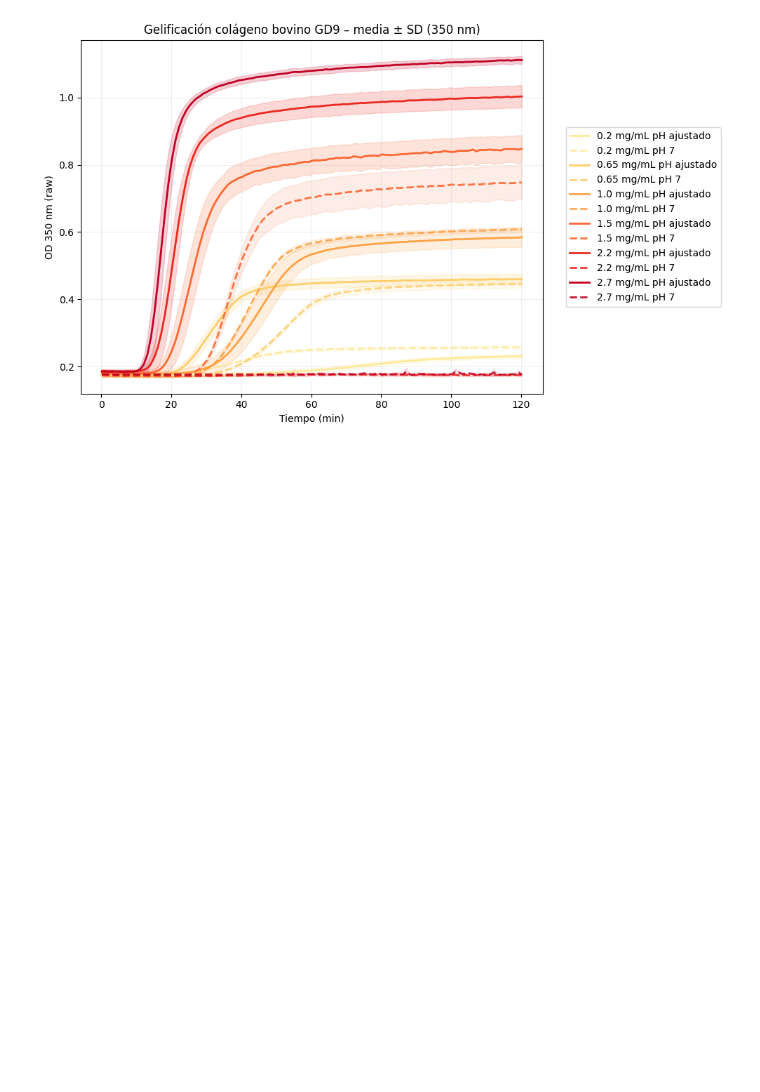
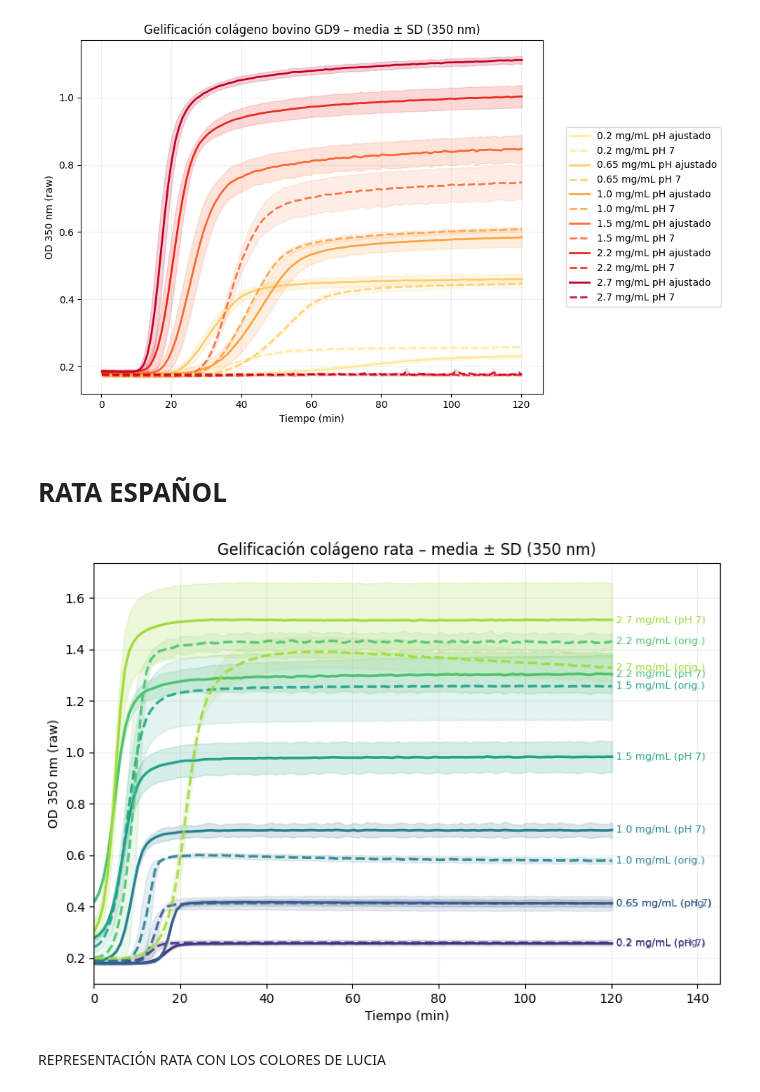
Before and after one commit to Bertaalcolea/Collagen_studies, a Jupyter notebook: Concentraciones_Rat.ipynb, the cells around one changed output. Cells and saved outputs as stored; diff of their text form; code cells hidden in the pictures; blank space fills up the shorter version.

```diff
--- a/Concentraciones_Rat.ipynb
+++ b/Concentraciones_Rat.ipynb
@@ -247,3 +247,5 @@ df_bov_stats = compute_stats(df_bov)
 plot_gel(df_bov_stats, "Gelificación colágeno bovino GD9 – media ± SD (350 nm)")
 # %% [output]
 [figure]
+# %% [markdown]
+# **RATA ESPAÑOL**
@@ -249,0 +280,71 @@ plot_gel(df_bov_stats, "Gelificación colágeno bovino GD9 – media ± SD (350
+# %%
+def plot_gel_rat_endlabels(df_stats, title):
+
+    fig, ax = plt.subplots(figsize=(11, 6))
+
+    # Paleta viridis por concentración
+    unique_conc = sorted(df_stats["Conc_label"].unique())
+    palette = sns.color_palette("viridis", n_colors=len(unique_conc))
+    color_map = dict(zip(unique_conc, palette))
+
+    for conc in unique_conc:
+        df_sub = df_stats[df_stats["Conc_label"] == conc].sort_values("time_min")
+
+        # ===== pH 7 → CONTINUA =====
+        df_pH7 = df_sub[df_sub["pH"] == "pH 7"]
+        if not df_pH7.empty:
+            x = df_pH7["time_min"].values
+            y = df_pH7["OD_mean"].values
+            sd = df_pH7["OD_sd"].values
+
+            ax.plot(x, y, linewidth=2, color=color_map[conc])
+            ax.fill_between(x, y - sd, y + sd, color=color_map[conc], alpha=0.18)
+
+            ax.text(
+                x[-1] + 1,
+                y[-1],
+                f"{conc} (pH 7)",
+                fontsize=8,
+                color=color_map[conc],   # mismo color que la línea
+                va="center"
+            )
+
+        # ===== pH original → DISCONTINUA =====
+        df_orig = df_sub[df_sub["pH"] == "pH original"]
+        if not df_orig.empty:
+            x2 = df_orig["time_min"].values
+            y2 = df_orig["OD_mean"].values
+            sd2 = df_orig["OD_sd"].values
+
+            ax.plot(x2, y2, linewidth=2, linestyle="--",
+                    alpha=0.9, color=color_map[conc])
+            ax.fill_between(x2, y2 - sd2, y2 + sd2, color=color_map[conc], alpha=0.12)
+
+            ax.text(
+                x2[-1] + 1,
+                y2[-1],
+                f"{conc} (orig.)",
+                fontsize=8,
+                color=color_map[conc],
+                va="center"
+            )
+
+    # Expandimos marco para que quepan las etiquetas
+    xmax = df_stats["time_min"].max()
+    ax.set_xlim(0, xmax + 25)
+
+    fig.subplots_adjust(right=0.75)
+
+    ax.set_xlabel("Tiempo (min)")
+    ax.set_ylabel("OD 350 nm (raw)")
+    ax.set_title(title)
+    ax.grid(alpha=0.2)
+
+    plt.show()
+
+# Llamada:
+plot_gel_rat_endlabels(df_rat_stats, "Gelificación colágeno rata – media ± SD (350 nm)")
+# %% [output]
+[figure, added]
+# %% [markdown]
+REPRESENTACIÓN RATA CON LOS COLORES DE LUCIA
```
Also changed, not shown: parts of 18 cells of this notebook.
